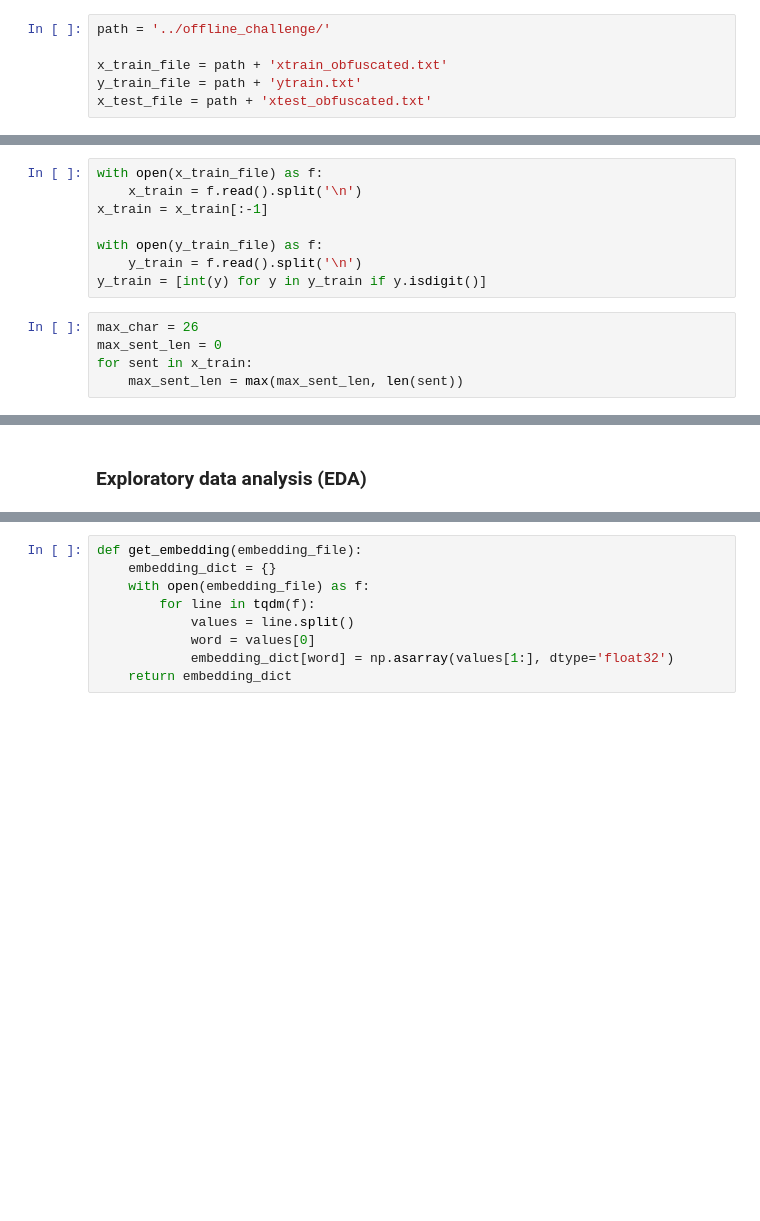
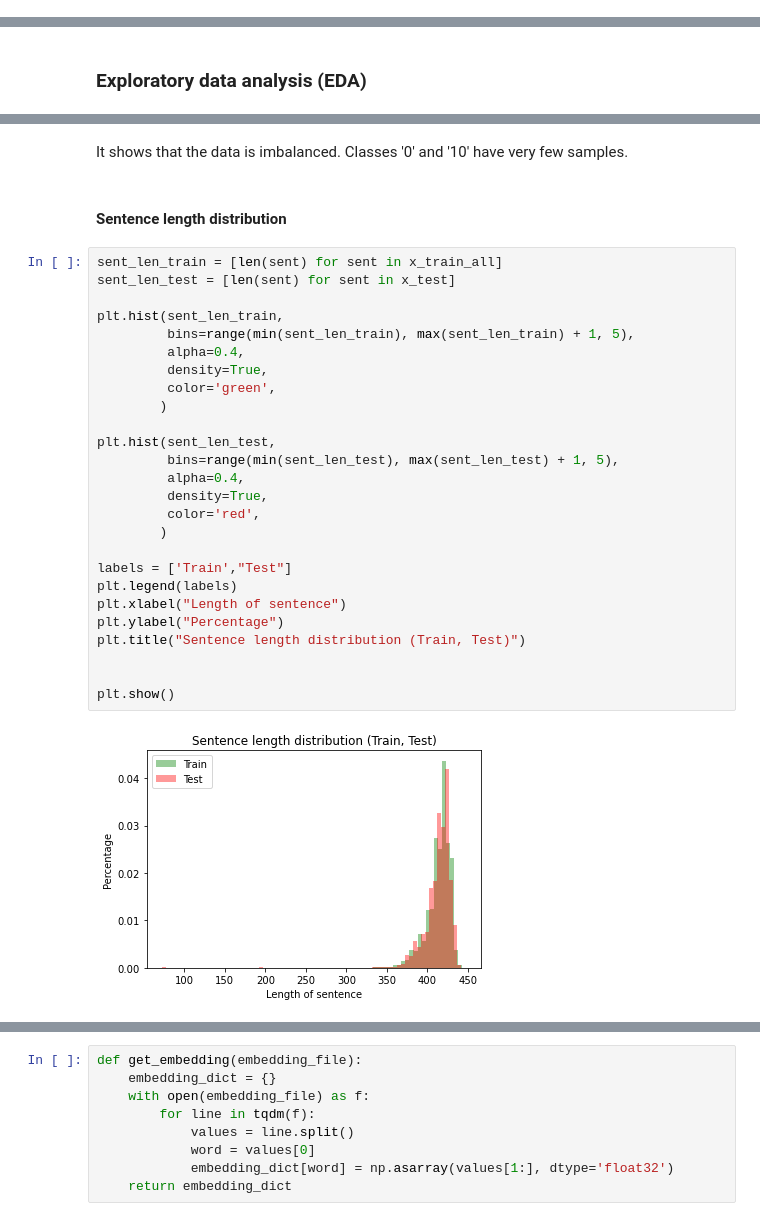
Before and after one commit to ck-unifr/novel-classification, a Jupyter notebook: novel-classification.ipynb, the cells around one changed output, grey strips where cells are left out. Cells and saved outputs as stored; diff of their text form; blank space fills up the shorter version.

```diff
--- a/novel-classification.ipynb
+++ b/novel-classification.ipynb
@@ -62,6 +60,0 @@ from keras.utils.vis_utils import model_to_dot
-# %%
-path = '../offline_challenge/'
-
-x_train_file = path + 'xtrain_obfuscated.txt'
-y_train_file = path + 'ytrain.txt'
-x_test_file = path + 'xtest_obfuscated.txt'
@@ -116,13 +60,0 @@ plt.show()
-# %%
-with open(x_train_file) as f:
-    x_train = f.read().split('\n')
-x_train = x_train[:-1]
-
-with open(y_train_file) as f:
-    y_train = f.read().split('\n')
-y_train = [int(y) for y in y_train if y.isdigit()]
-# %%
-max_char = 26
-max_sent_len = 0
-for sent in x_train:
-    max_sent_len = max(max_sent_len, len(sent))
@@ -179,0 +106,32 @@ https://blog.keras.io/using-pre-trained-word-embeddings-in-a-keras-model.html
+# %% [markdown]
+It shows that the data is imbalanced. Classes '0' and '10' have very few samples.
+# %% [markdown]
+#### Sentence length distribution
+# %%
+sent_len_train = [len(sent) for sent in x_train_all]
+sent_len_test = [len(sent) for sent in x_test]
+
+plt.hist(sent_len_train,
+         bins=range(min(sent_len_train), max(sent_len_train) + 1, 5),
+         alpha=0.4,
+         density=True,
+         color='green',
+        )
+
+plt.hist(sent_len_test,
+         bins=range(min(sent_len_test), max(sent_len_test) + 1, 5),
+         alpha=0.4,
+         density=True,
+         color='red',
+        )
+
+labels = ['Train',"Test"]
+plt.legend(labels)
+plt.xlabel("Length of sentence")
+plt.ylabel("Percentage")
+plt.title("Sentence length distribution (Train, Test)")
+
+
+plt.show()
+# %% [output]
+[figure, added]
```
Also changed, not shown: parts of 33 cells of this notebook.
